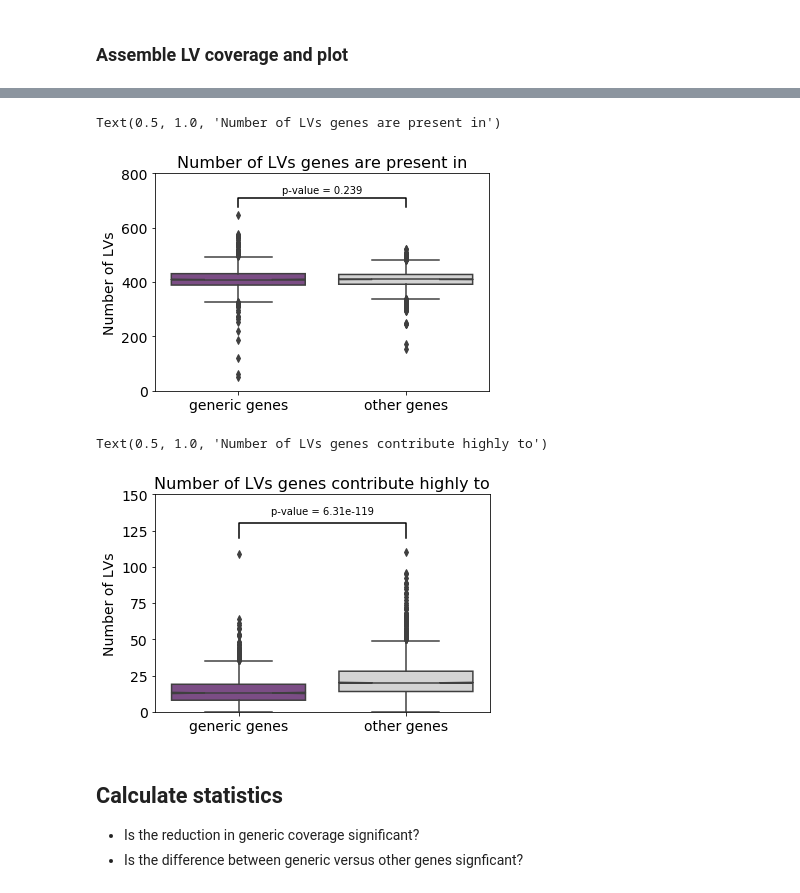
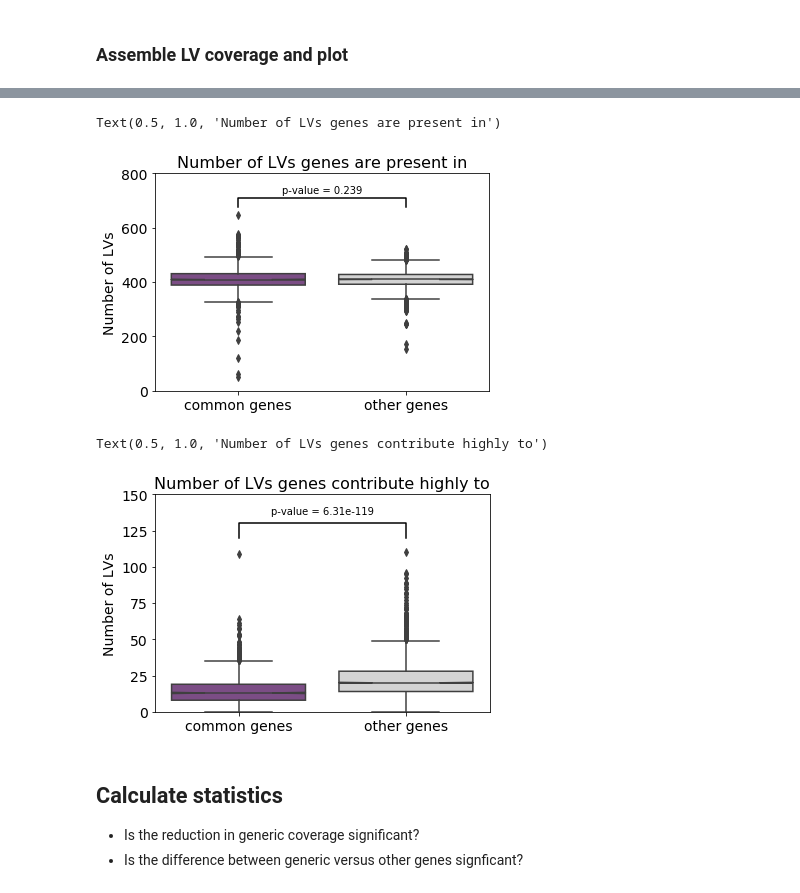
Before and after one commit to greenelab/generic-expression-patterns, a Jupyter notebook: LV_analysis/1_get_multiplier_LV_coverage.ipynb, the cells around one changed output, grey strips where cells are left out. Saved outputs shown, nothing was run; the diff lists cells and outputs as text; code cells hidden in the pictures.

```diff
--- a/LV_analysis/1_get_multiplier_LV_coverage.ipynb
+++ b/LV_analysis/1_get_multiplier_LV_coverage.ipynb
@@ -203,35 +203,35 @@ all_coverage_df.head()
 # %%
 # Plot coverage distribution given list of generic coverage, specific coverage
 nonzero_fig = sns.boxplot(
     data=all_coverage_df,
     x="gene type",
     y="nonzero LV coverage",
     notch=True,
     palette=["#81448e", "lightgrey"],
 )
 # Manually add statistical annotations based on t-tests below
 x1, x2 = 0, 1  # columns 'Sat' and 'Sun' (first column: 0, see plt.xticks())
 y, h, col = all_coverage_df["nonzero LV coverage"].max() + 30, 30, "k"
 plt.plot([x1, x1, x2, x2], [y, y + h, y + h, y], lw=1.5, c=col)
 plt.text(
     (x1 + x2) * 0.5, y + h + 10, "p-value = 0.239", ha="center", va="bottom", color=col
 )
 
 nonzero_fig.set(ylim=(0, 800))
 nonzero_fig.set_xlabel(None)
 nonzero_fig.set_xticklabels(
-    ["generic genes", "other genes"], fontsize=14, fontname="Verdana"
+    ["common genes", "other genes"], fontsize=14, fontname="Verdana"
 )
 nonzero_fig.set_ylabel(
     textwrap.fill("Number of LVs", width=30), fontsize=14, fontname="Verdana"
 )
 nonzero_fig.tick_params(labelsize=14)
 nonzero_fig.set_title(
     "Number of LVs genes are present in", fontsize=16, fontname="Verdana"
 )
 # %% [output]
 Text(0.5, 1.0, 'Number of LVs genes are present in')
-[figure, old version]
+[figure, new version]
 # %%
 # Plot coverage distribution given list of generic coverage, specific coverage
 highweight_fig = sns.boxplot(
@@ -257,7 +257,7 @@ plt.text(
 highweight_fig.set(ylim=(0, 150))
 highweight_fig.set_xlabel(None)
 highweight_fig.set_xticklabels(
-    ["generic genes", "other genes"], fontsize=14, fontname="Verdana"
+    ["common genes", "other genes"], fontsize=14, fontname="Verdana"
 )
 highweight_fig.set_ylabel(
     textwrap.fill("Number of LVs", width=30), fontsize=14, fontname="Verdana"
@@ -268,7 +268,7 @@ highweight_fig.set_title(
 )
 # %% [output]
 Text(0.5, 1.0, 'Number of LVs genes contribute highly to')
-[figure, old version]
+[figure, new version]
 # %% [markdown]
 ## Calculate statistics
 * Is the reduction in generic coverage significant?
```
Also changed, not shown: parts of 2 cells of this notebook, 23 other files.
